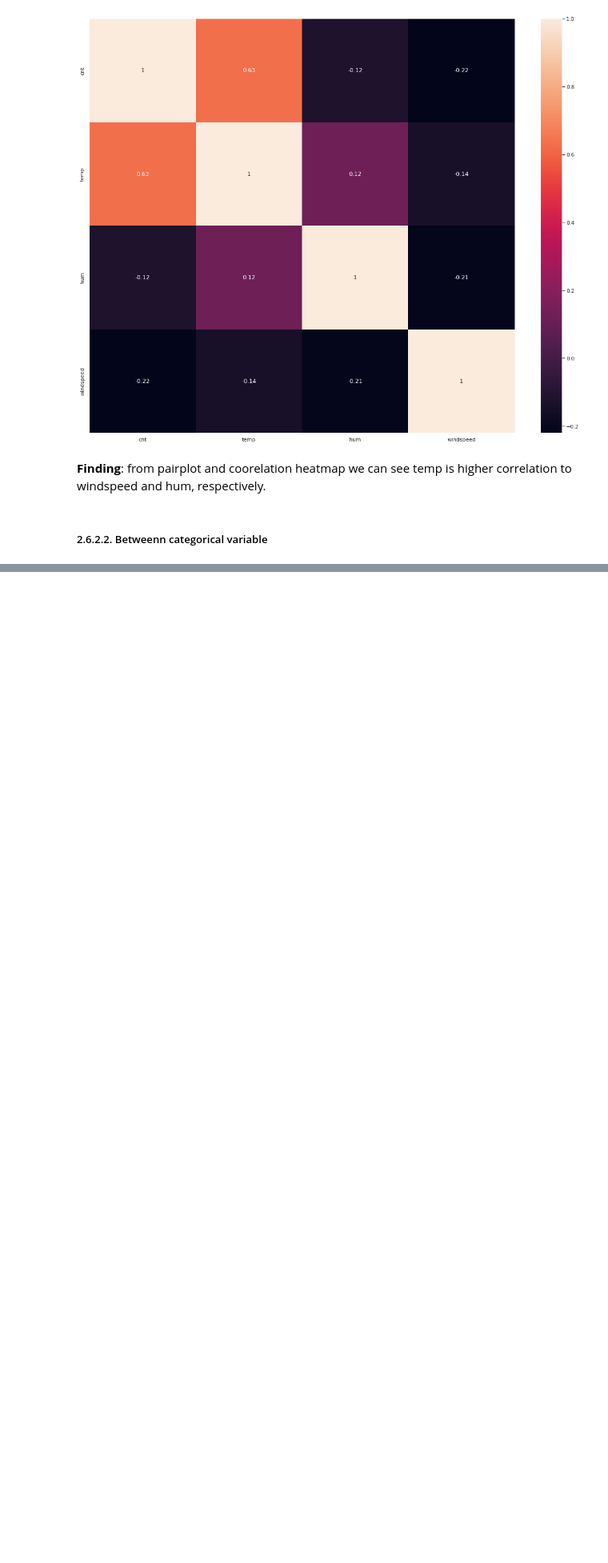
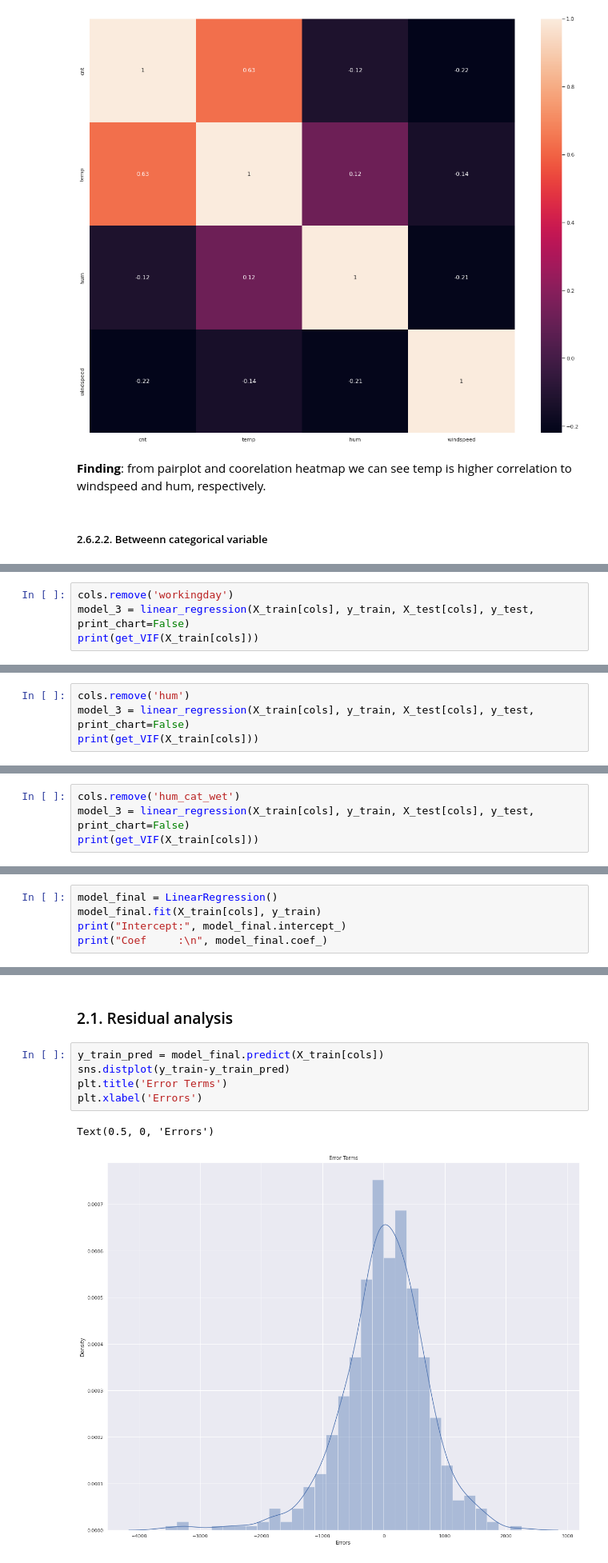
Before and after one commit to PhucInAI/Master_LJMU-IIITB_Course03_02, a Jupyter notebook: Untitled.ipynb, the cells around one changed output, grey strips where cells are left out. Shown at 80% size. Cells and saved outputs as stored; diff of their text form; blank space fills up the shorter version.

```diff
--- a/Untitled.ipynb
+++ b/Untitled.ipynb
@@ -509,0 +865,4 @@ ValueError: Could not interpret input 'temp_cat'
+# %%
+cols.remove('workingday')
+model_3 = linear_regression(X_train[cols], y_train, X_test[cols], y_test, print_chart=False)
+print(get_VIF(X_train[cols]))
@@ -509,0 +887,4 @@ ValueError: Could not interpret input 'temp_cat'
+# %%
+cols.remove('hum')
+model_3 = linear_regression(X_train[cols], y_train, X_test[cols], y_test, print_chart=False)
+print(get_VIF(X_train[cols]))
@@ -509,0 +909,4 @@ ValueError: Could not interpret input 'temp_cat'
+# %%
+cols.remove('hum_cat_wet')
+model_3 = linear_regression(X_train[cols], y_train, X_test[cols], y_test, print_chart=False)
+print(get_VIF(X_train[cols]))
@@ -509,0 +933,5 @@ ValueError: Could not interpret input 'temp_cat'
+# %%
+model_final = LinearRegression()
+model_final.fit(X_train[cols], y_train)
+print("Intercept:", model_final.intercept_)
+print("Coef     :\n", model_final.coef_)
@@ -509,0 +947,10 @@ ValueError: Could not interpret input 'temp_cat'
+# %% [markdown]
+### 2.1. Residual analysis
+# %%
+y_train_pred = model_final.predict(X_train[cols])
+sns.distplot(y_train-y_train_pred)
+plt.title('Error Terms')
+plt.xlabel('Errors')
+# %% [output]
+Text(0.5, 0, 'Errors')
+[figure, added]
```
Also changed, not shown: parts of 63 cells of this notebook.
